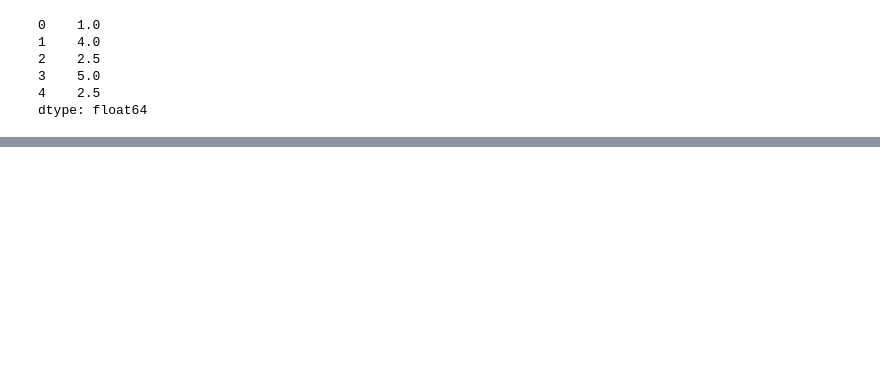
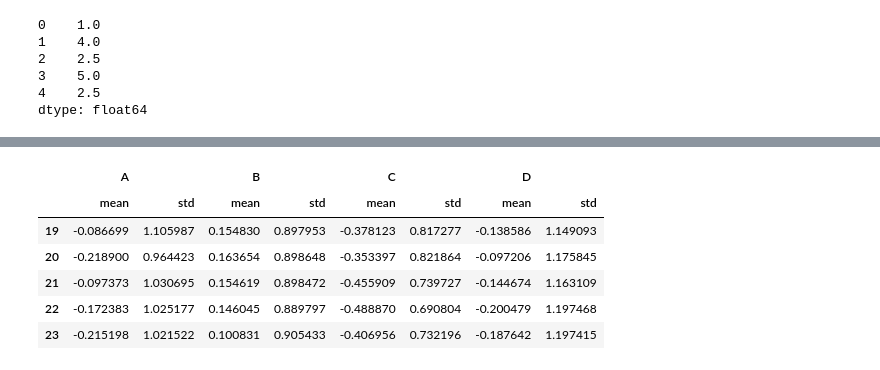
Before and after one commit to Tim-Abwao/learning-pandas, a Jupyter notebook: Going through the User Guide/Computational tools.ipynb, the cells around one changed output, grey strips where cells are left out. Drawn from its saved outputs; the diff is of its cells as text; code cells hidden in the pictures; blank space fills up the shorter version.

```diff
--- a/Going through the User Guide/Computational tools.ipynb
+++ b/Going through the User Guide/Computational tools.ipynb
@@ -204,0 +398,4 @@ Freq: D, Length: 500, dtype: float64
+# %%
+df = pd.DataFrame(np.random.randn(100, 4), columns=list('ABCD'))
+
+df.rolling(25).cov(s2).dropna().head()
@@ -254,0 +451,10 @@ Freq: D, Length: 500, dtype: float64
+# %%
+df.rolling(20).agg([np.mean, np.std]).dropna().head()
+# %% [output]
+|  | A |  | B |  | C |  | D |  |
+|  | mean | std | mean | std | mean | std | mean | std |
+| 19 | -0.086699 | 1.105987 | 0.154830 | 0.897953 | -0.378123 | 0.817277 | -0.138586 | 1.149093 |
+| 20 | -0.218900 | 0.964423 | 0.163654 | 0.898648 | -0.353397 | 0.821864 | -0.097206 | 1.175845 |
+| 21 | -0.097373 | 1.030695 | 0.154619 | 0.898472 | -0.455909 | 0.739727 | -0.144674 | 1.163109 |
+| 22 | -0.172383 | 1.025177 | 0.146045 | 0.889797 | -0.488870 | 0.690804 | -0.200479 | 1.197468 |
+| 23 | -0.215198 | 1.021522 | 0.100831 | 0.905433 | -0.406956 | 0.732196 | -0.187642 | 1.197415 |
```
Also changed, not shown: parts of 72 cells of this notebook.
